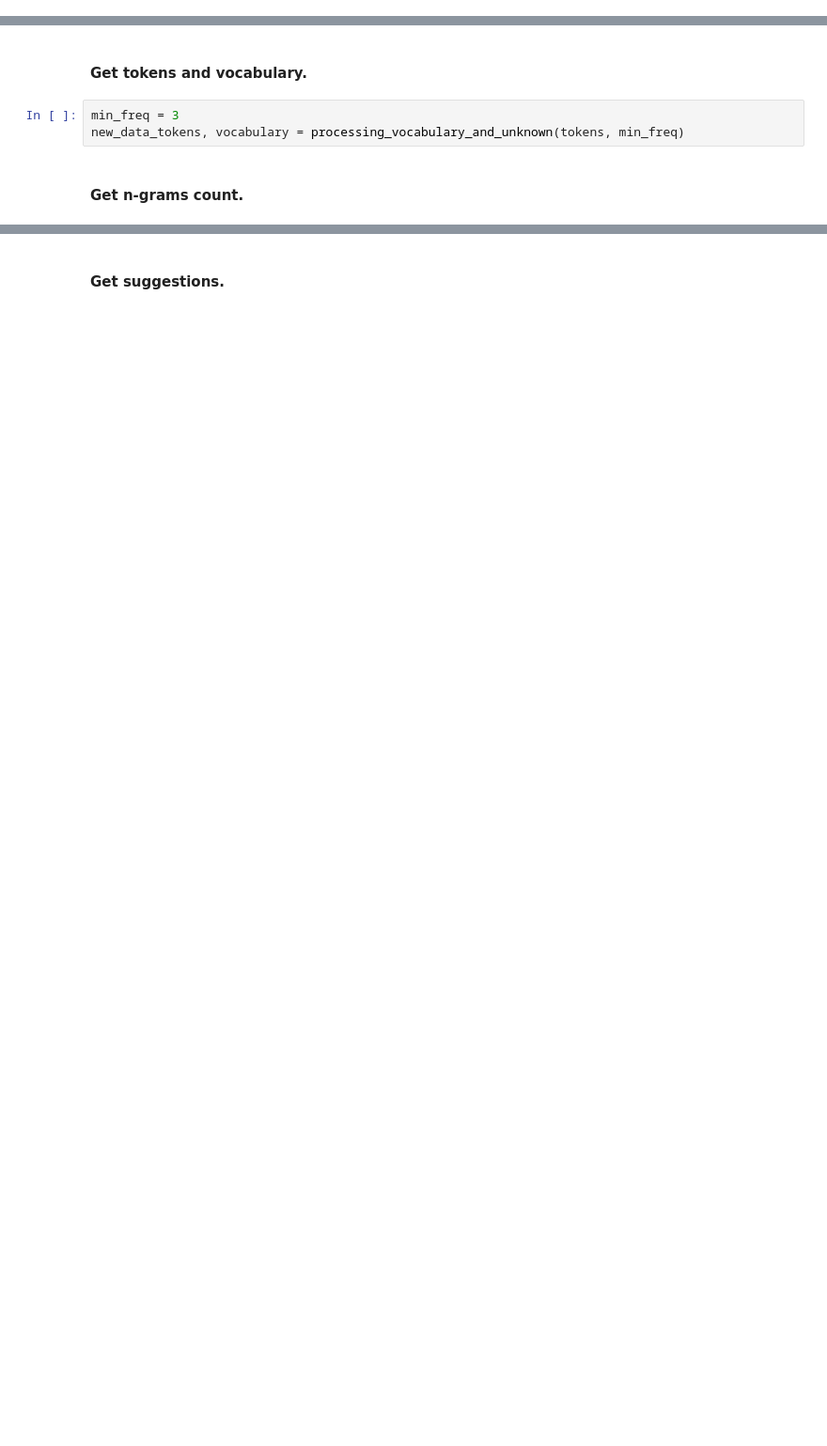
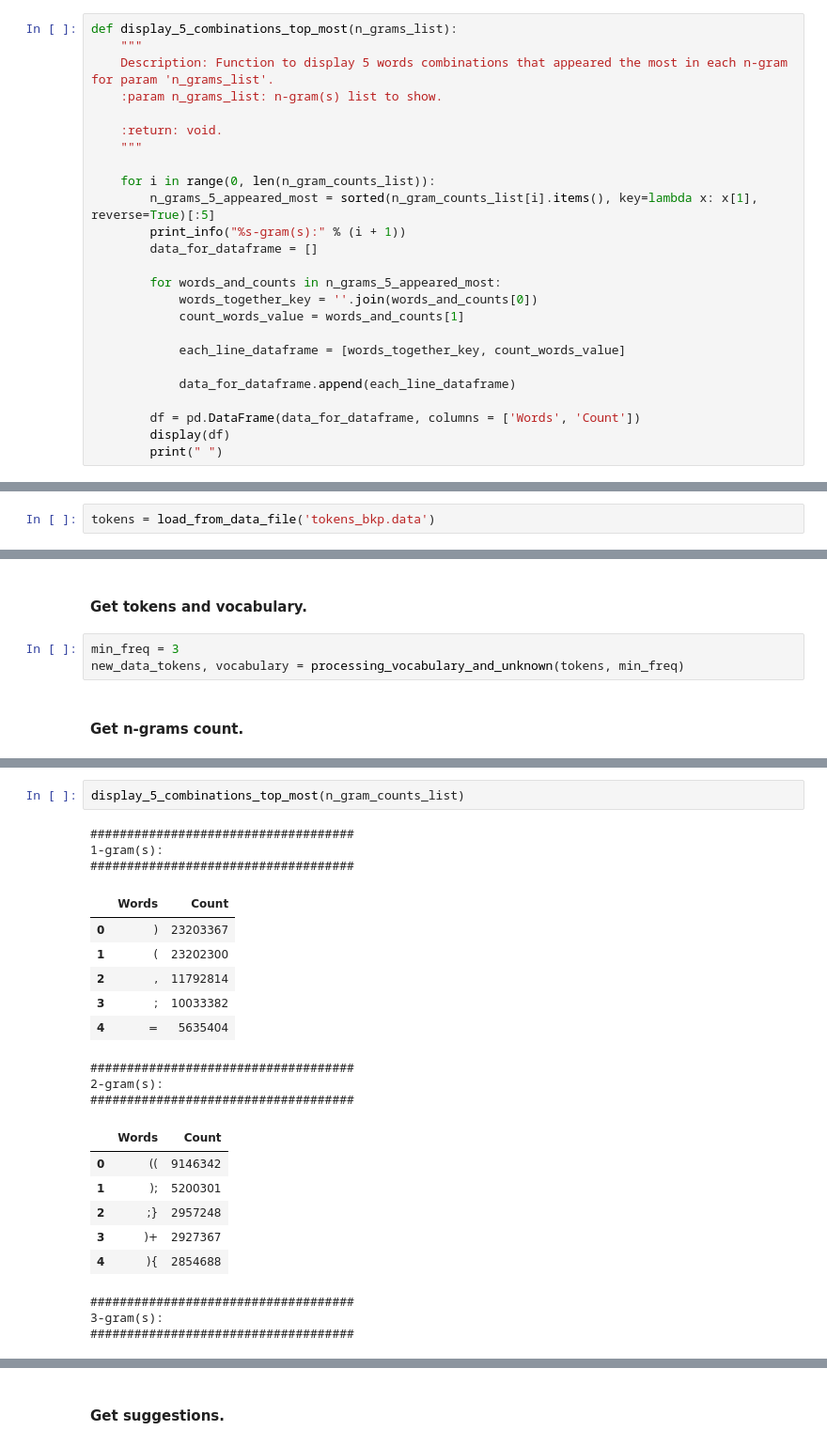
Before and after one commit to renanmf7/TCC.RenanMartins.Pece.IA.Ngramas, a Jupyter notebook: Autocomplete.TCC.NGramas.ipynb, the cells around one changed output, grey strips where cells are left out. Shown: that part at 94% size. Drawn from its saved outputs; the diff is of its cells as text; blank space fills up the shorter version.

```diff
--- a/Autocomplete.TCC.NGramas.ipynb
+++ b/Autocomplete.TCC.NGramas.ipynb
@@ -523,3 +552,28 @@ def get_suggestions(previous_tokens, n_gram_counts_list, vocabulary, k=1.0, star
+# %%
+def display_5_combinations_top_most(n_grams_list):
+    """
+    Description: Function to display 5 words combinations that appeared the most in each n-gram for param 'n_grams_list'.
+    :param n_grams_list: n-gram(s) list to show.
+
+    :return: void.
+    """
+
+    for i in range(0, len(n_gram_counts_list)):
+        n_grams_5_appeared_most = sorted(n_gram_counts_list[i].items(), key=lambda x: x[1], reverse=True)[:5]
+        print_info("%s-gram(s):" % (i + 1))
+        data_for_dataframe = []
+
+        for words_and_counts in n_grams_5_appeared_most:
+            words_together_key = ''.join(words_and_counts[0])
+            count_words_value = words_and_counts[1]
+
+            each_line_dataframe = [words_together_key, count_words_value]
+
+            data_for_dataframe.append(each_line_dataframe)
+
+        df = pd.DataFrame(data_for_dataframe, columns = ['Words', 'Count'])
+        display(df)
+        print(" ")
 # %% [markdown]
 ### Main flow
 # %% [markdown]
@@ -588 +650,3 @@ namespace RunTests
+# %%
+tokens = load_from_data_file('tokens_bkp.data')
 # %%
@@ -605,0 +690,24 @@ for n in range(1, 3):
+# %%
+display_5_combinations_top_most(n_gram_counts_list)
+# %% [output]
+####################################
+1-gram(s):
+####################################
+|  | Words | Count |
+| 0 | ) | 23203367 |
+| 1 | ( | 23202300 |
+| 2 | , | 11792814 |
+| 3 | ; | 10033382 |
+| 4 | = | 5635404 |
+####################################
+2-gram(s):
+####################################
+|  | Words | Count |
+| 0 | (( | 9146342 |
+| 1 | ); | 5200301 |
+| 2 | ;} | 2957248 |
+| 3 | )+ | 2927367 |
+| 4 | ){ | 2854688 |
+####################################
+3-gram(s):
+####################################
```
Also changed, not shown: parts of 43 cells of this notebook.
